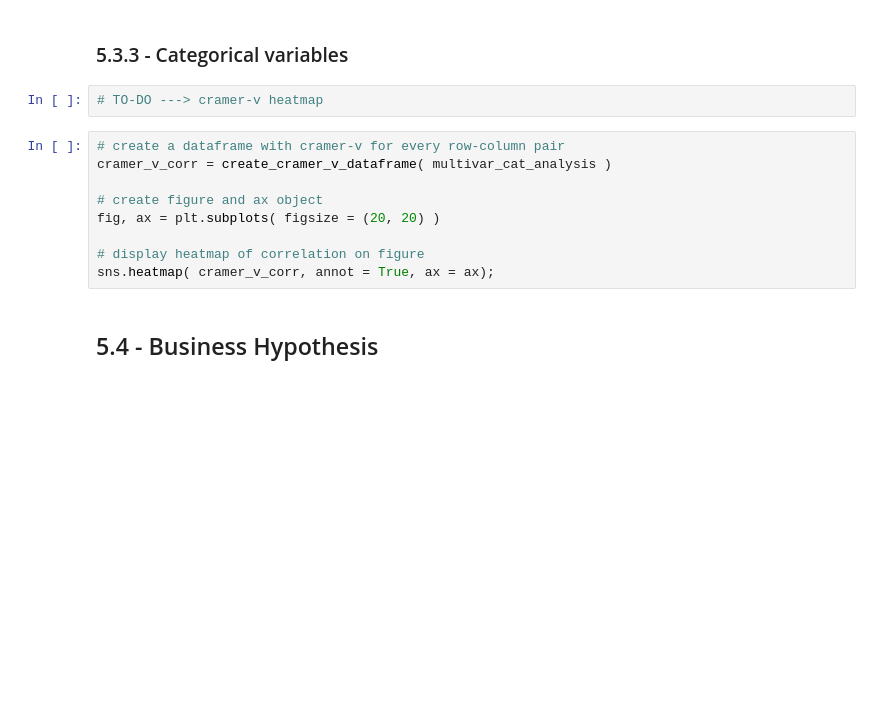
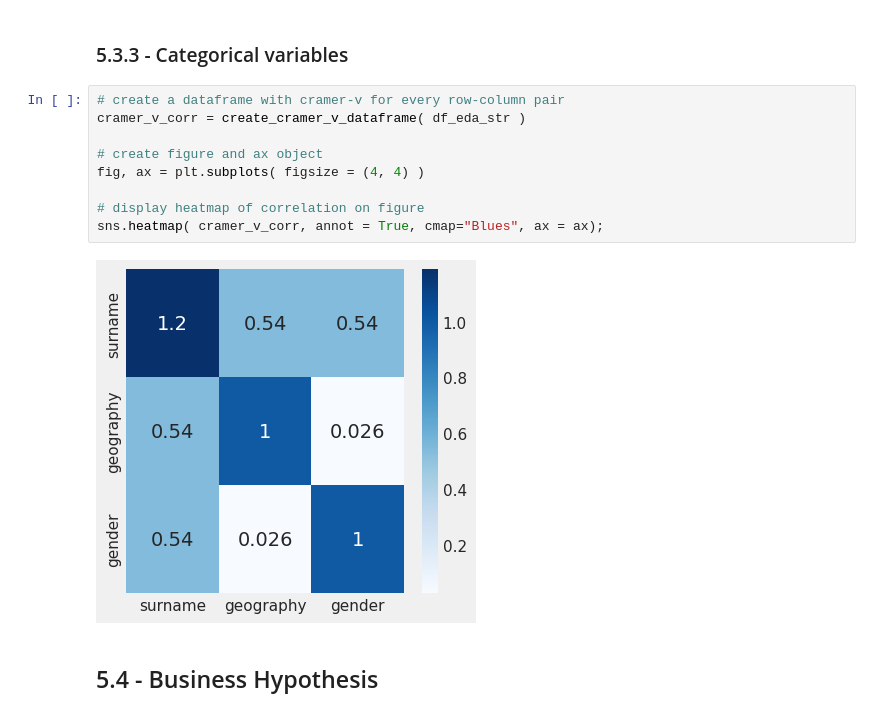
Before and after one commit to ds-gustavo-cunha/Indicium-Case, a Jupyter notebook: notebooks/0.0_gustavo-cunha_first_iteration.ipynb, the cells around one changed output. Saved outputs shown, nothing was run; the diff lists cells and outputs as text; blank space fills up the shorter version.

Commit message:
first iteration on exploratory analysis done

```diff
--- a/notebooks/0.0_gustavo-cunha_first_iteration.ipynb
+++ b/notebooks/0.0_gustavo-cunha_first_iteration.ipynb
@@ -633,16 +644,16 @@ plt.yticks( rotation = 0 );
 # %% [markdown]
 ### 5.3.3 - Categorical variables
-# %%
-# TO-DO ---> cramer-v heatmap
 # %%
 # create a dataframe with cramer-v for every row-column pair
-cramer_v_corr = create_cramer_v_dataframe( multivar_cat_analysis )
+cramer_v_corr = create_cramer_v_dataframe( df_eda_str )
 
 # create figure and ax object
-fig, ax = plt.subplots( figsize = (20, 20) )
+fig, ax = plt.subplots( figsize = (4, 4) )
 
 # display heatmap of correlation on figure
-sns.heatmap( cramer_v_corr, annot = True, ax = ax);
+sns.heatmap( cramer_v_corr, annot = True, cmap="Blues", ax = ax);
+# %% [output]
+[figure, added]
 # %% [markdown]
 ## 5.4 - Business Hypothesis
 # %% [markdown]
```
Also changed, not shown: parts of 22 cells of this notebook, 1 other file.
